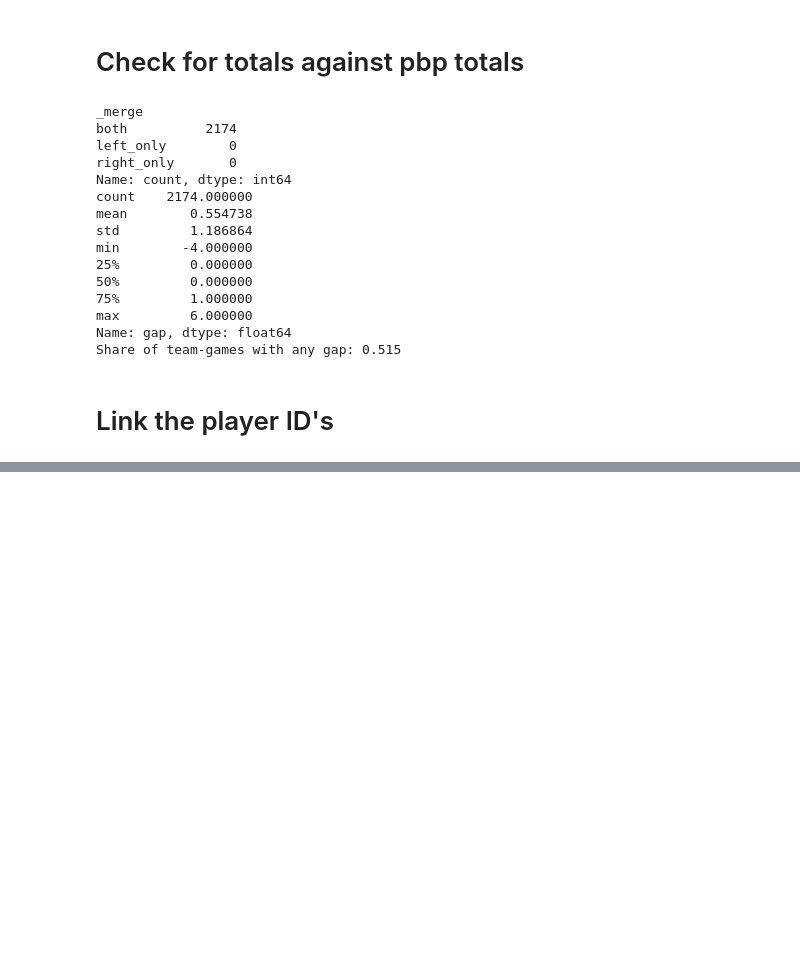
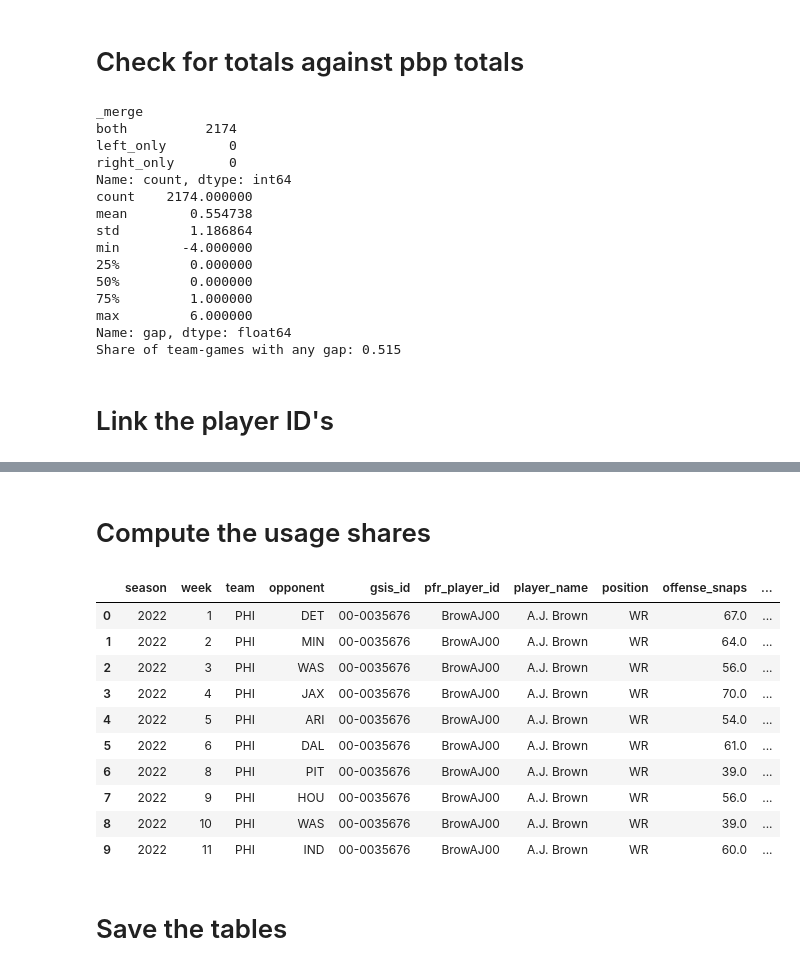
Before and after one commit to KylanHuynh7/RosterWatch, a Jupyter notebook: notebooks/weekly_usage.ipynb, the cells around one changed output, grey strips where cells are left out. Drawn from its saved outputs; the diff is of its cells as text; code cells hidden in the pictures; blank space fills up the shorter version.

```diff
--- a/notebooks/weekly_usage.ipynb
+++ b/notebooks/weekly_usage.ipynb
@@ -18,11 +18,13 @@ PBP_COLS = [
 stats = nfl.load_player_stats(SEASONS).to_pandas()
 snaps = nfl.load_snap_counts(SEASONS).to_pandas()
 players = nfl.load_players().to_pandas()
+ff_ids = nfl.load_ff_playerids().to_pandas()
 pbp = nfl.load_pbp(SEASONS).select(PBP_COLS).to_pandas()
 
 print("Player stats:", stats.shape)
 print("Snap counts:", snaps.shape)
 print("Player metadata:", players.shape)
+print("Fantasy football IDs:", ff_ids.shape)
 print("Play-by-play:", pbp.shape)
 # %% [output]
 Player stats: (75879, 150)
@@ -212,6 +217,9 @@ unmatched = (
 display(unmatched.head(20))
 
 assert match_rate >= 0.99, "ID match rate dropped below 99%. Inspect the table above."
+
+print("Dropping unmatched player-games:", skill_snaps["player_id"].isna().sum())
+skill_snaps = skill_snaps.dropna(subset=["player_id"])
 # %% [output]
 ID match rate: 0.9983  (prototype: 0.997)
 |  | player | position | pfr_player_id | games |
@@ -221,0 +281,53 @@ ID match rate: 0.9983  (prototype: 0.997)
+# %% [markdown]
+# Compute the usage shares
+# %%
+weekly_usage = weekly_usage.rename(columns={
+    "player": "player_name",
+    "player_id": "gsis_id",
+    "offense_pct": "snap_pct",
+})
+
+weekly_usage["opportunities"] = weekly_usage["targets"] + weekly_usage["carries"]
+
+# `.where(den > 0)` gives NaN (not 0) when the team had none of that play type.
+weekly_usage["target_share"] = weekly_usage["targets"] / weekly_usage["team_targets"].where(weekly_usage["team_targets"] > 0)
+weekly_usage["carry_share"] = weekly_usage["carries"] / weekly_usage["team_carries"].where(weekly_usage["team_carries"] > 0)
+weekly_usage["opp_share"] = weekly_usage["opportunities"] / weekly_usage["team_opportunities"].where(weekly_usage["team_opportunities"] > 0)
+
+# Situational shares from play-by-play.
+weekly_usage = (
+    weekly_usage
+    .merge(player_sit, on=["season", "week", "team", "gsis_id"], how="left")
+    .merge(team_sit[["season", "week", "team", "team_passdown", "team_redzone"]],
+           on=["season", "week", "team"], how="left")
+)
+weekly_usage[["player_passdown", "player_redzone"]] = weekly_usage[["player_passdown", "player_redzone"]].fillna(0)
+
+weekly_usage["passdown_share"] = weekly_usage["player_passdown"] / weekly_usage["team_passdown"].where(weekly_usage["team_passdown"] > 0)
+weekly_usage["redzone_share"] = weekly_usage["player_redzone"] / weekly_usage["team_redzone"].where(weekly_usage["team_redzone"] > 0)
+
+weekly_usage = weekly_usage[
+    [
+        "season", "week", "team", "opponent", "gsis_id", "pfr_player_id",
+        "player_name", "position", "offense_snaps",
+        "snap_pct", "targets", "carries", "team_opportunities",
+        "target_share", "carry_share", "opp_share",
+        "passdown_share", "redzone_share",
+    ]
+].sort_values(["player_name", "season", "week"]).reset_index(drop=True)
+
+display(weekly_usage.head(10))
+# %% [output]
+|  | season | week | team | opponent | gsis_id | pfr_player_id | player_name | position | offense_snaps | ... |
+| 0 | 2022 | 1 | PHI | DET | 00-0035676 | BrowAJ00 | A.J. Brown | WR | 67.0 | ... |
+| 1 | 2022 | 2 | PHI | MIN | 00-0035676 | BrowAJ00 | A.J. Brown | WR | 64.0 | ... |
+| 2 | 2022 | 3 | PHI | WAS | 00-0035676 | BrowAJ00 | A.J. Brown | WR | 56.0 | ... |
+| 3 | 2022 | 4 | PHI | JAX | 00-0035676 | BrowAJ00 | A.J. Brown | WR | 70.0 | ... |
+| 4 | 2022 | 5 | PHI | ARI | 00-0035676 | BrowAJ00 | A.J. Brown | WR | 54.0 | ... |
+| 5 | 2022 | 6 | PHI | DAL | 00-0035676 | BrowAJ00 | A.J. Brown | WR | 61.0 | ... |
+| 6 | 2022 | 8 | PHI | PIT | 00-0035676 | BrowAJ00 | A.J. Brown | WR | 39.0 | ... |
+| 7 | 2022 | 9 | PHI | HOU | 00-0035676 | BrowAJ00 | A.J. Brown | WR | 56.0 | ... |
+| 8 | 2022 | 10 | PHI | WAS | 00-0035676 | BrowAJ00 | A.J. Brown | WR | 39.0 | ... |
+| 9 | 2022 | 11 | PHI | IND | 00-0035676 | BrowAJ00 | A.J. Brown | WR | 60.0 | ... |
+# %% [markdown]
+# Save the tables
```
Also changed, not shown: parts of 6 cells of this notebook, 2 other files.
